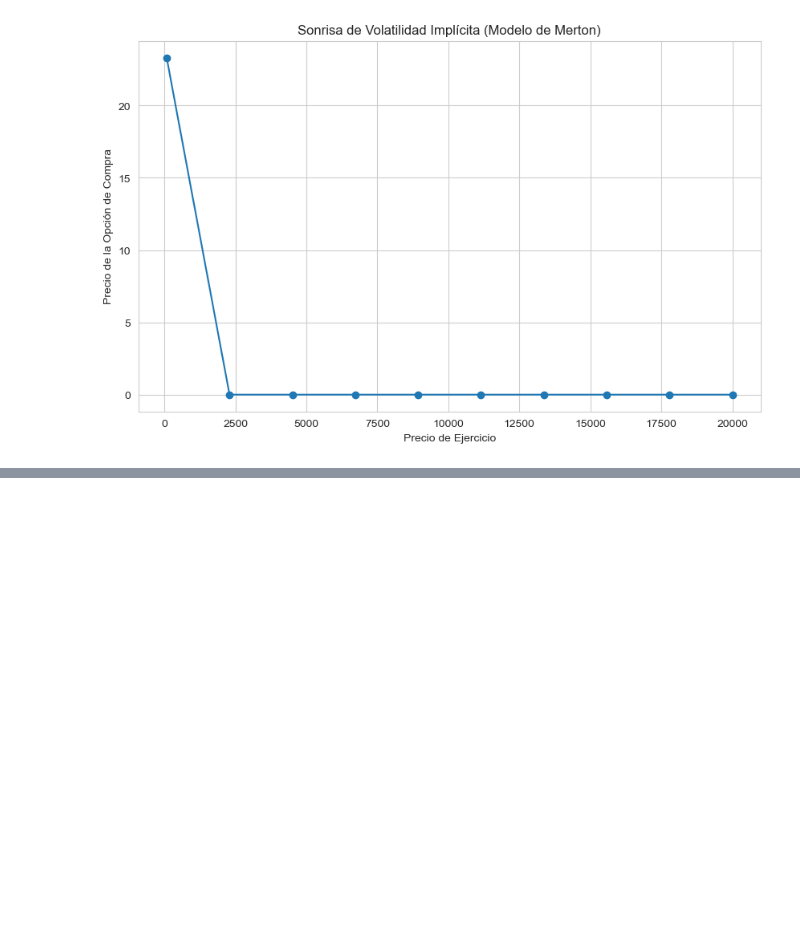
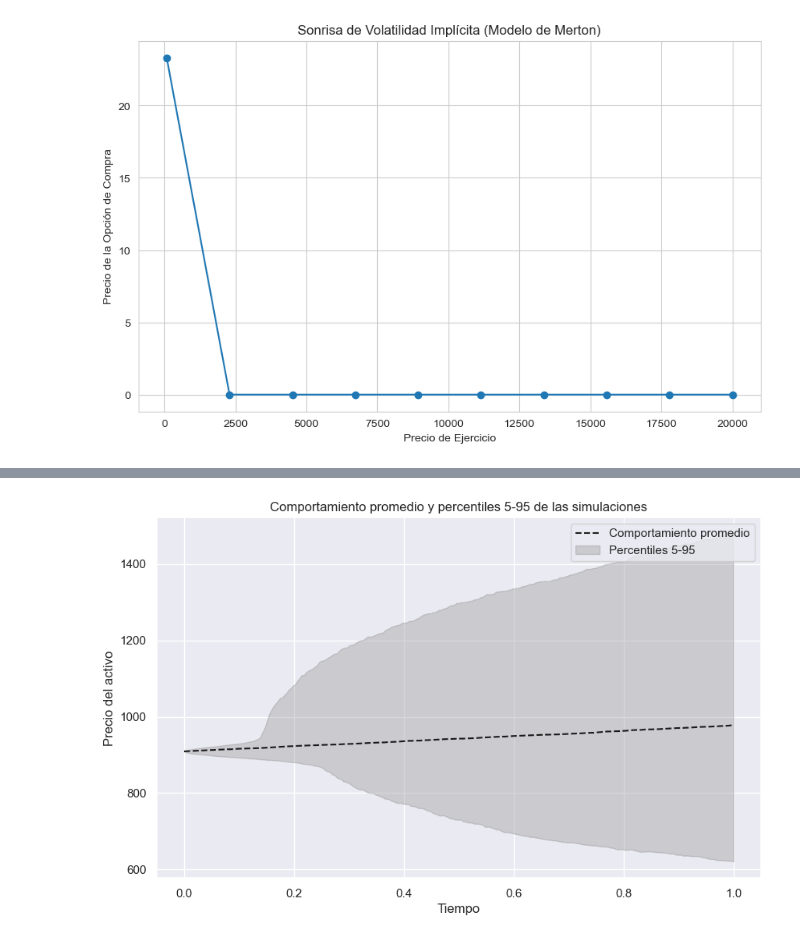
Before and after one commit to SIG1R/DeFi_Application, a Jupyter notebook: notebooks/Merton.ipynb, the cells around one changed output, grey strips where cells are left out. Cells and saved outputs as stored; diff of their text form; code cells hidden in the pictures; blank space fills up the shorter version.

```diff
--- a/notebooks/Merton.ipynb
+++ b/notebooks/Merton.ipynb
@@ -188,0 +326,21 @@ plt.show()
+# %%
+# Calcular los percentiles 5 y 95
+percentil_5 = np.percentile(simulaciones, 5, axis=1)
+percentil_95 = np.percentile(simulaciones, 95, axis=1)
+
+# Calcular la línea del comportamiento promedio
+comportamiento_promedio = np.mean(simulaciones, axis=1)
+
+# Graficar los percentiles 5 y 95 junto con el comportamiento promedio
+plt.figure(figsize=(10, 6))
+
+plt.plot(t, comportamiento_promedio, 'k--', label='Comportamiento promedio')
+plt.fill_between(t, percentil_5, percentil_95, color='gray', alpha=0.3, label='Percentiles 5-95')
+
+plt.xlabel('Tiempo')
+plt.ylabel('Precio del activo')
+plt.title('Comportamiento promedio y percentiles 5-95 de las simulaciones')
+plt.legend()
+plt.show()
+# %% [output]
+[figure, added]
```
Also changed, not shown: parts of 8 cells of this notebook, 2 other files.
